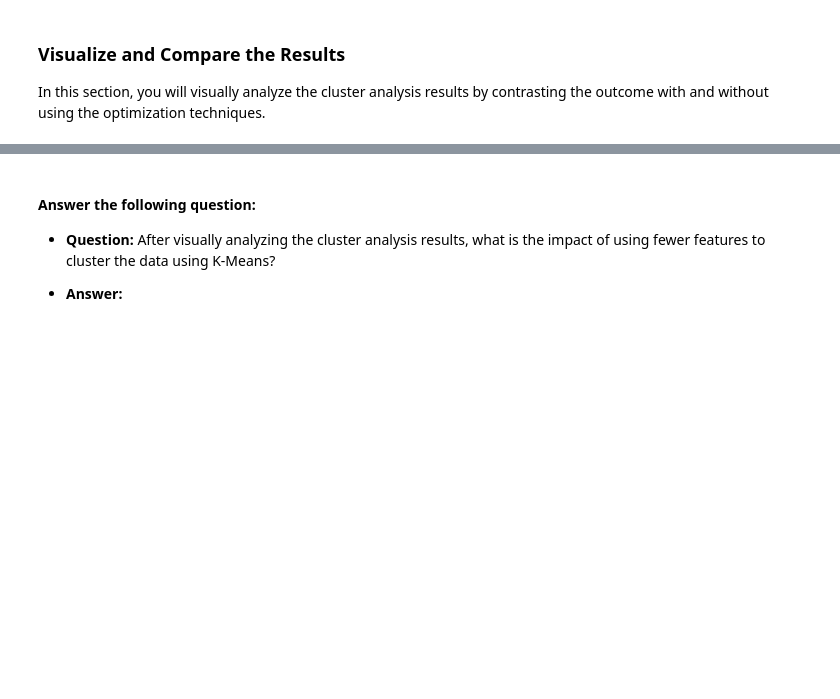
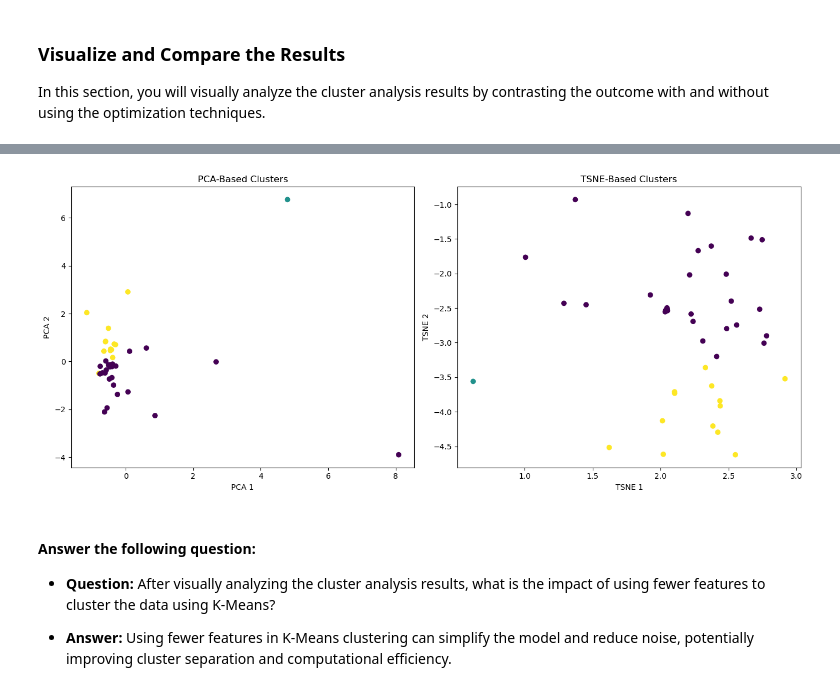
Before and after one commit to ajmonte0920/18_da_sep2024_hw_19_CryptoClustering, a Jupyter notebook: Crypto_Clustering_ajm.ipynb, the cells around one changed output, grey strips where cells are left out. Cells and saved outputs as stored; diff of their text form; code cells hidden in the pictures; blank space fills up the shorter version.

```diff
--- a/Crypto_Clustering_ajm.ipynb
+++ b/Crypto_Clustering_ajm.ipynb
@@ -651,6 +710,31 @@ In this section, you will visually analyze the cluster analysis results by contr
+# %%
+# Composite plot to contrast the clusters
+# PCA Scatter Plot
+plt.figure(figsize=(14, 6))
+
+# First subplot: PCA-based scatter plot
+plt.subplot(1, 2, 1)
+plt.scatter(df_sub2.PCA_1, df_sub2.PCA_2, c=df_sub2.clusters, cmap='viridis')
+plt.xlabel("PCA 1")
+plt.ylabel("PCA 2")
+plt.title("PCA-Based Clusters")
+
+# Second subplot: TSNE-based scatter plot
+plt.subplot(1, 2, 2)
+plt.scatter(df_tsne1[0], df_tsne1[1], c=df_sub2.clusters, cmap='viridis')
+plt.xlabel("TSNE 1")
+plt.ylabel("TSNE 2")
+plt.title("TSNE-Based Clusters")
+
+# Show the composite plot
+plt.tight_layout()
+plt.show()
+# %% [output]
+[figure, added]
 # %% [markdown]
 #### Answer the following question:
 
   * **Question:** After visually analyzing the cluster analysis results, what is the impact of using fewer features to cluster the data using K-Means?
 
   * **Answer:**
+Using fewer features in K-Means clustering can simplify the model and reduce noise, potentially improving cluster separation and computational efficiency.
```
Also changed, not shown: parts of 8 cells of this notebook.
